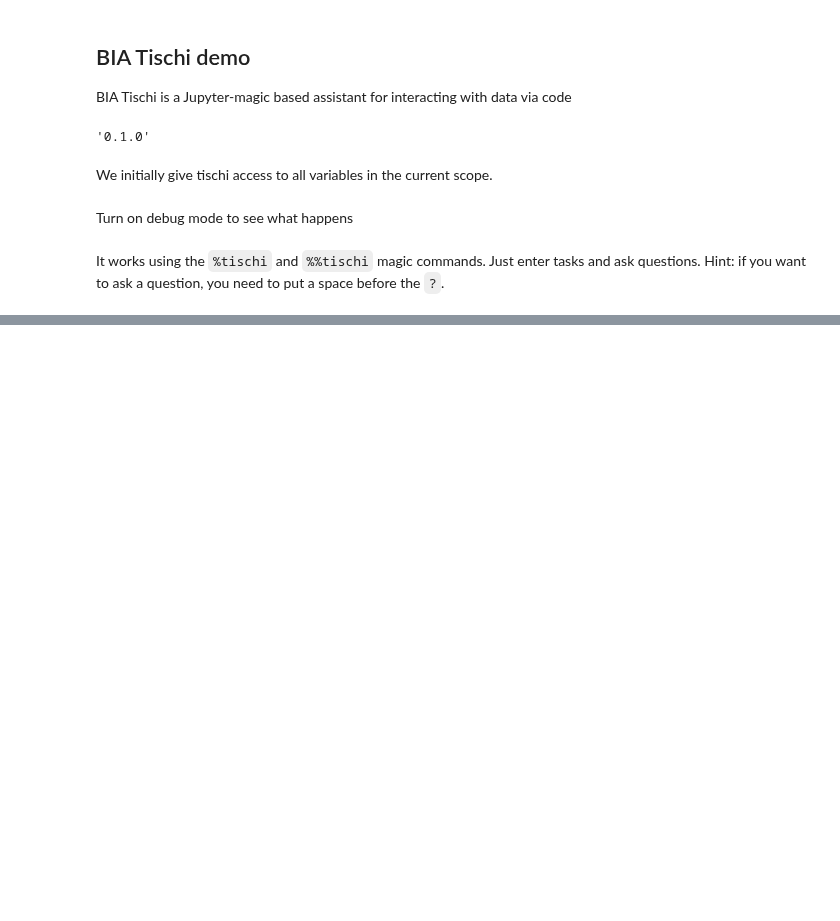
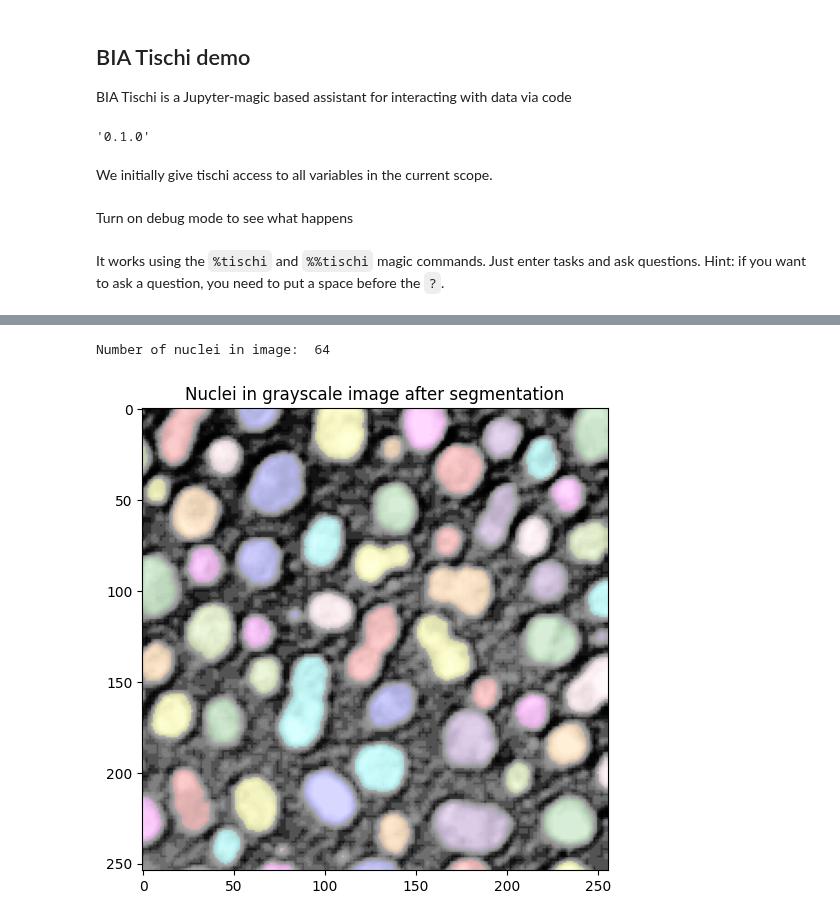
Before and after one commit to haesleinhuepf/bia-bob, a Jupyter notebook: demo/basic_demo.ipynb, the cells around one changed output, grey strips where cells are left out. Drawn from its saved outputs; the diff is of its cells as text; code cells hidden in the pictures; blank space fills up the shorter version.

```diff
--- a/demo/basic_demo.ipynb
+++ b/demo/basic_demo.ipynb
@@ -214,0 +207,5 @@ plt.show()
+# %%
+%%tischi
+please segment all nuclei in the blobs.tif grayscale image
+and show the resulting label mask
+# %% [output]
@@ -214,0 +272,2 @@ plt.show()
+Number of nuclei in image:  64
+[figure, added]
```
Also changed, not shown: parts of 11 cells of this notebook, 3 other files.
